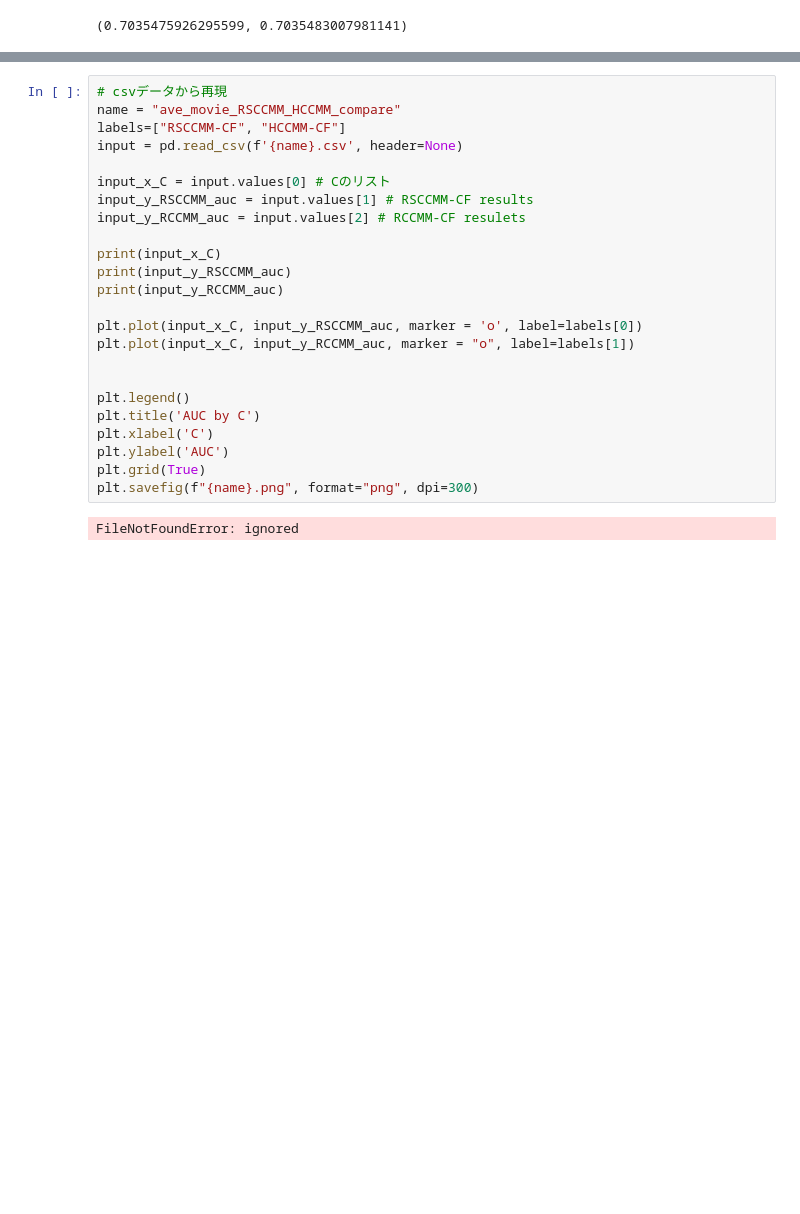
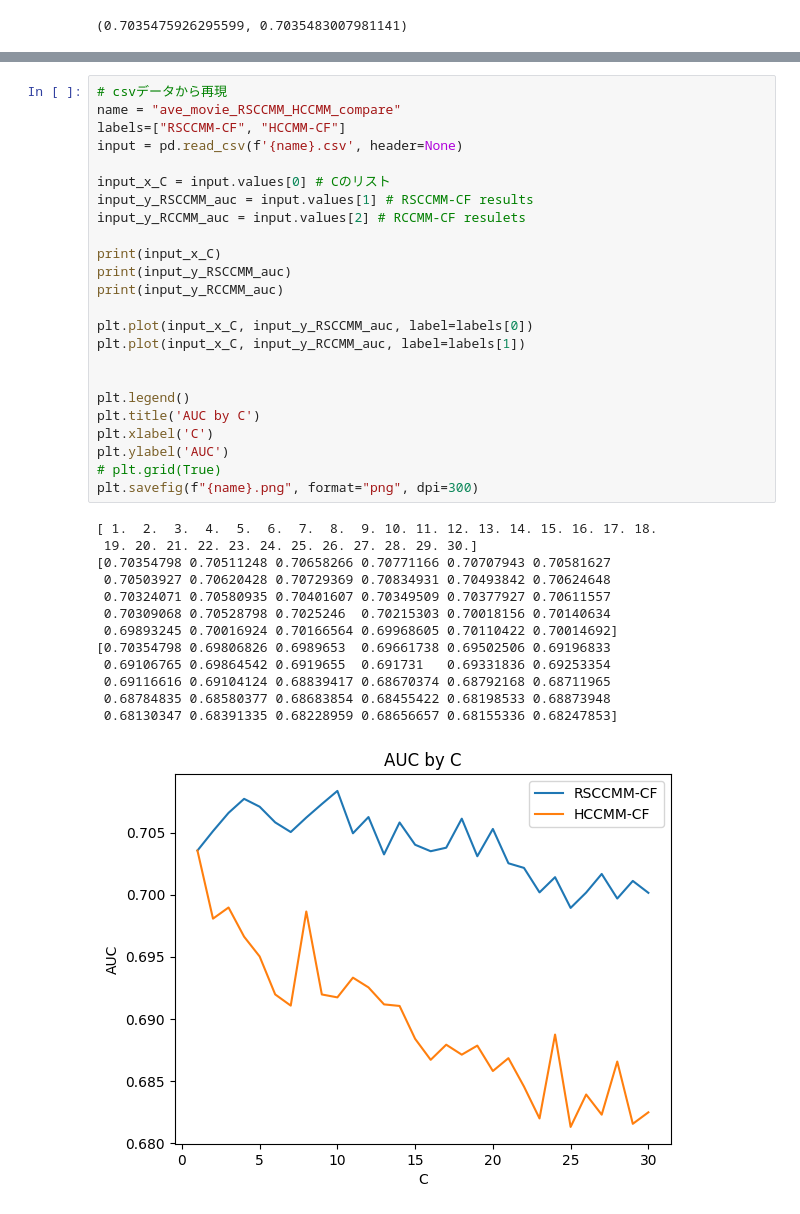
Before and after one commit to kimisuke0503/colab-research, a Jupyter notebook: movieLens_average/ave_movie_RSCCMM_CF_compare.ipynb, the cells around one changed output, grey strips where cells are left out. Cells and saved outputs as stored; diff of their text form; blank space fills up the shorter version.

```diff
--- a/movieLens_average/ave_movie_RSCCMM_CF_compare.ipynb
+++ b/movieLens_average/ave_movie_RSCCMM_CF_compare.ipynb
@@ -310,26 +310,38 @@ beta_list:  [0.]
 # %%
 # csvデータから再現
 name = "ave_movie_RSCCMM_HCCMM_compare"
 labels=["RSCCMM-CF", "HCCMM-CF"]
 input = pd.read_csv(f'{name}.csv', header=None)
 
 input_x_C = input.values[0] # Cのリスト
 input_y_RSCCMM_auc = input.values[1] # RSCCMM-CF results
 input_y_RCCMM_auc = input.values[2] # RCCMM-CF resulets
 
 print(input_x_C)
 print(input_y_RSCCMM_auc)
 print(input_y_RCCMM_auc)
 
-plt.plot(input_x_C, input_y_RSCCMM_auc, marker = 'o', label=labels[0])
-plt.plot(input_x_C, input_y_RCCMM_auc, marker = "o", label=labels[1])
+plt.plot(input_x_C, input_y_RSCCMM_auc, label=labels[0])
+plt.plot(input_x_C, input_y_RCCMM_auc, label=labels[1])
 
 
 plt.legend()
 plt.title('AUC by C')
 plt.xlabel('C')
 plt.ylabel('AUC')
-plt.grid(True)
+# plt.grid(True)
 plt.savefig(f"{name}.png", format="png", dpi=300)
 # %% [output]
-FileNotFoundError: ignored
+[ 1.  2.  3.  4.  5.  6.  7.  8.  9. 10. 11. 12. 13. 14. 15. 16. 17. 18.
+ 19. 20. 21. 22. 23. 24. 25. 26. 27. 28. 29. 30.]
+[0.70354798 0.70511248 0.70658266 0.70771166 0.70707943 0.70581627
+ 0.70503927 0.70620428 0.70729369 0.70834931 0.70493842 0.70624648
+ 0.70324071 0.70580935 0.70401607 0.70349509 0.70377927 0.70611557
+ 0.70309068 0.70528798 0.7025246  0.70215303 0.70018156 0.70140634
+ 0.69893245 0.70016924 0.70166564 0.69968605 0.70110422 0.70014692]
+[0.70354798 0.69806826 0.6989653  0.69661738 0.69502506 0.69196833
+ 0.69106765 0.69864542 0.6919655  0.691731   0.69331836 0.69253354
+ 0.69116616 0.69104124 0.68839417 0.68670374 0.68792168 0.68711965
+ 0.68784835 0.68580377 0.68683854 0.68455422 0.68198533 0.68873948
+ 0.68130347 0.68391335 0.68228959 0.68656657 0.68155336 0.68247853]
+[figure, added]
```
Also changed, not shown: parts of 2 cells of this notebook.
